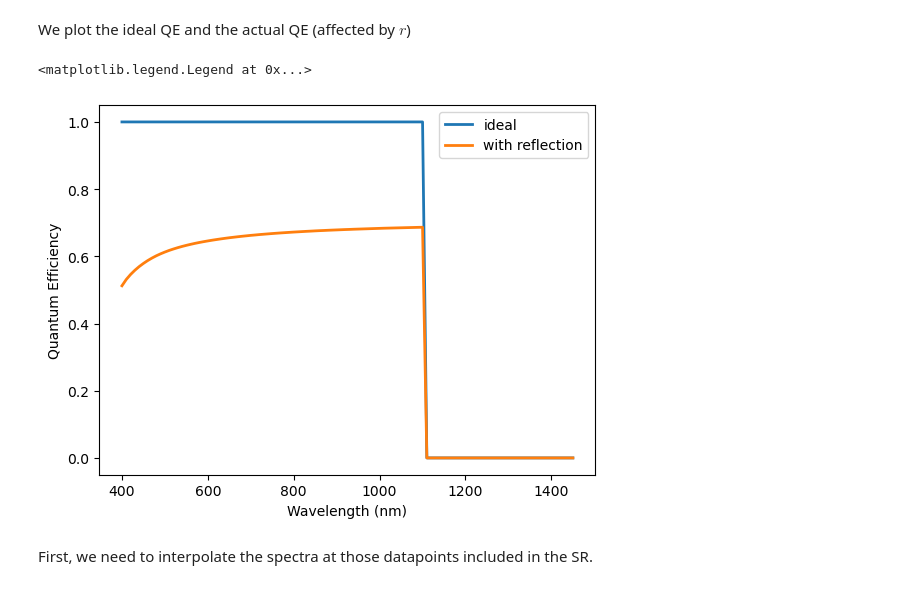
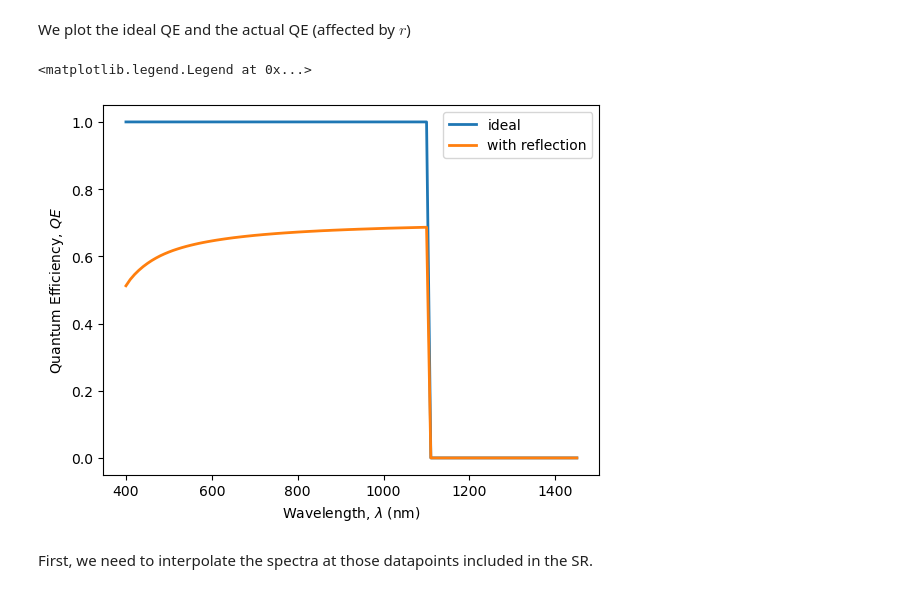
Before and after one commit to martavp/pv-textbook, a Jupyter notebook: Problems/Chapter_03/Problem3.4.ipynb, the cells around one changed output. Drawn from its saved outputs; the diff is of its cells as text; code cells hidden in the pictures.

```diff
--- a/Problems/Chapter_03/Problem3.4.ipynb
+++ b/Problems/Chapter_03/Problem3.4.ipynb
@@ -77,15 +77,15 @@ We plot the ideal QE and the actual QE (affected by $r$)
 # %%
 plt.plot(ideal_QE,
          linewidth=2, label='ideal')
 plt.plot(QE_ref_loss,
          linewidth=2, label='with reflection')
 
-plt.ylabel('Quantum Efficiency')
-plt.xlabel('Wavelength (nm)')
+plt.ylabel(r'Quantum Efficiency, $QE$')
+plt.xlabel('Wavelength, $\lambda$ (nm)')
 plt.legend()
 # %% [output]
 <matplotlib.legend.Legend at 0x...>
-[figure, old version]
+[figure, new version]
 # %% [markdown]
 First, we need to interpolate the spectra at those datapoints included in the SR.
 # %% [markdown]
```
Also changed, not shown: parts of 2 cells of this notebook, 3 other files.
